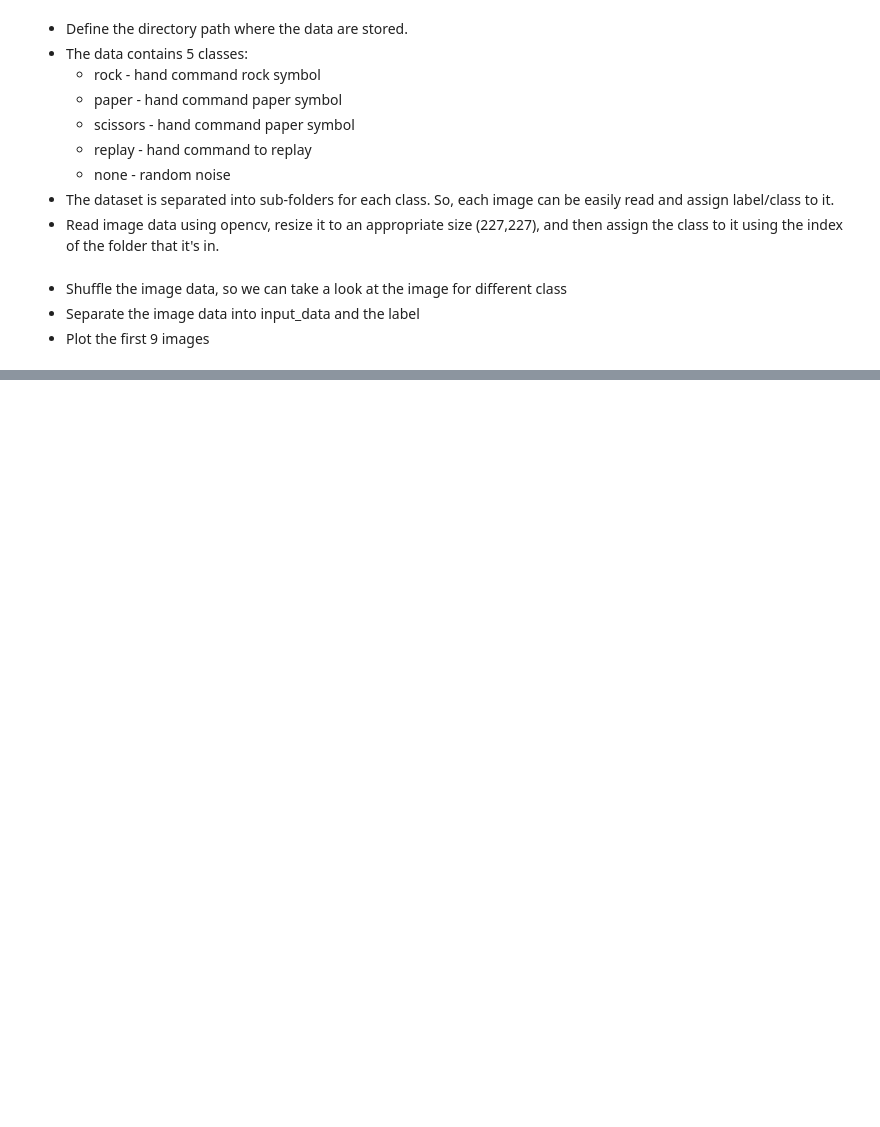
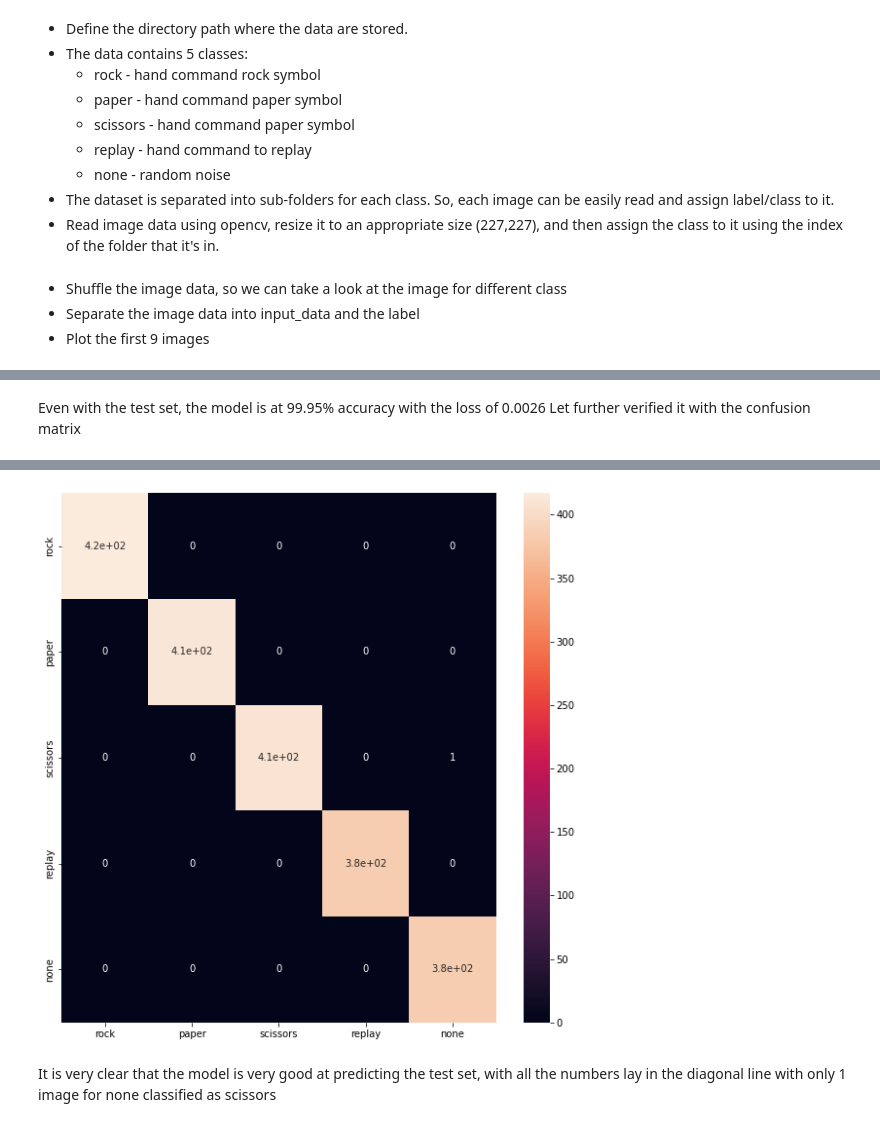
Before and after one commit to TaiNg365/Image-Classification-RPS, a Jupyter notebook: img-classification.ipynb, the cells around one changed output, grey strips where cells are left out. Cells and saved outputs as stored; diff of their text form; code cells hidden in the pictures; blank space fills up the shorter version.

```diff
--- a/img-classification.ipynb
+++ b/img-classification.ipynb
@@ -72,0 +149,10 @@ input_data.shape = (-1, 227, 227, 1)
+# %% [markdown]
+Even with the test set, the model is at 99.95% accuracy with the loss of 0.0026
+Let further verified it with the confusion matrix
+# %%
+cat = [c for c in categories]
+plt.figure(figsize=(10, 10))
+cm = confusion_matrix(np.argmax(y_test, axis=1), np.argmax(model.predict(X_test), axis=1))
+sns.heatmap(cm, annot=True, xticklabels=cat, yticklabels=cat)
+plt.show()
+# %% [output]
@@ -72,0 +160,3 @@ input_data.shape = (-1, 227, 227, 1)
+[figure, added]
+# %% [markdown]
+It is very clear that the model is very good at predicting the test set, with all the numbers lay in the diagonal line with only 1 image for none classified as scissors
```
Also changed, not shown: parts of 10 cells of this notebook, 1 other file.
